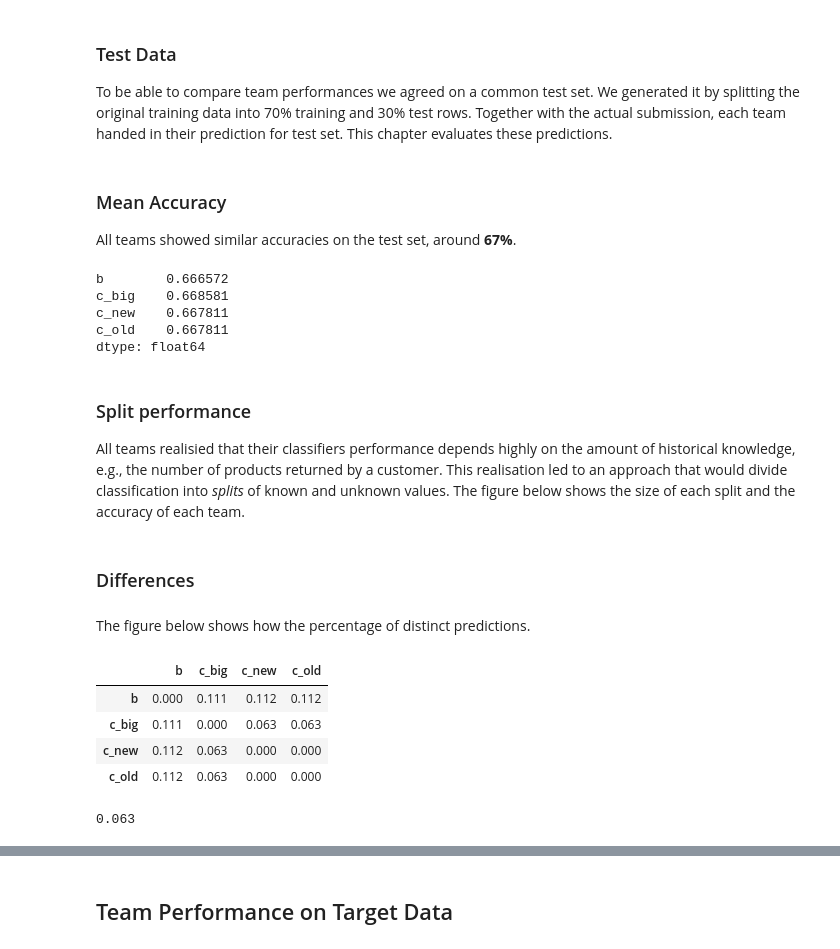
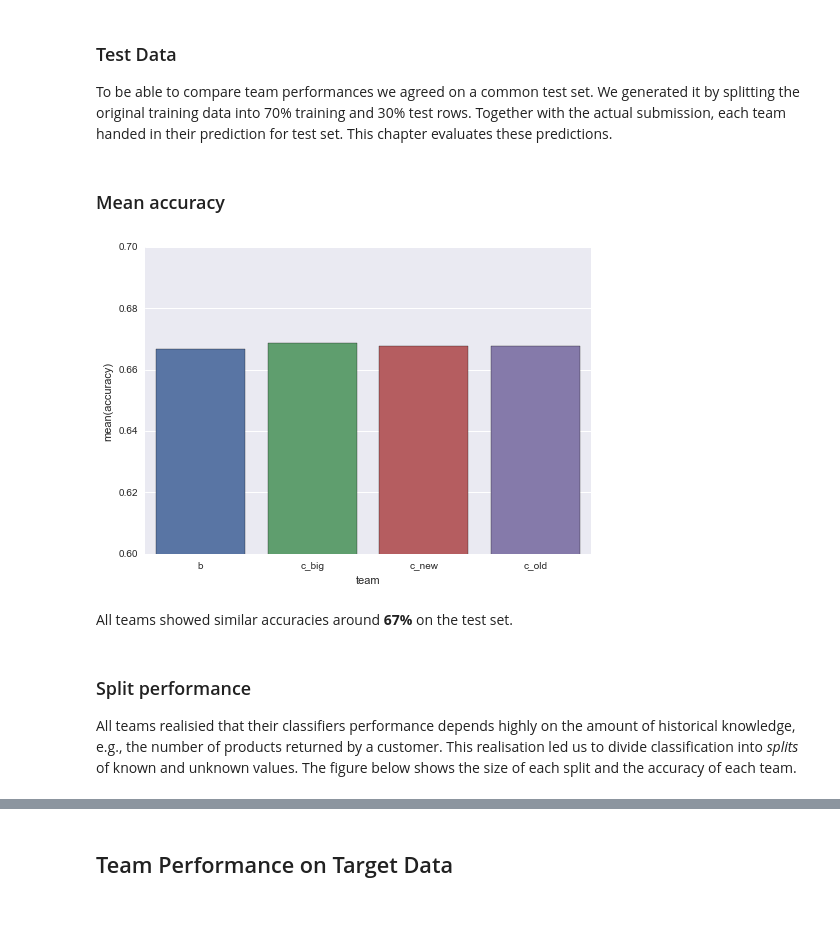
Before and after one commit to busfahren/dmc-results, a Jupyter notebook: merge.ipynb, the cells around one changed output, grey strips where cells are left out. Saved outputs shown, nothing was run; the diff lists cells and outputs as text; code cells hidden in the pictures; blank space fills up the shorter version.

```diff
--- a/merge.ipynb
+++ b/merge.ipynb
@@ -8,3 +12,5 @@ import load
 # %% [markdown]
 ### Test Data
 To be able to compare team performances we agreed on a common test set. We generated it by splitting the original training data into 70% training and 30% test rows. Together with the actual submission, each team handed in their prediction for test set. This chapter evaluates these predictions.
+# %% [markdown]
+### Mean accuracy
@@ -11,17 +19,15 @@ To be able to compare team performances we agreed on a common test set. We gener
+# %%
+mean_accuracies_df = pd.DataFrame(mean_accuracies, columns=['accuracy'])
+mean_accuracies_df.index.name = 'team'
+mean_accuracies_df = mean_accuracies_df.reset_index()
+ax = sns.barplot(x=mean_accuracies_df['team'], y=mean_accuracies_df['accuracy'])
+lim = ax.set_ylim([0.6, 0.7])
+# %% [output]
+[figure, added]
 # %% [markdown]
-### Mean Accuracy
-All teams showed similar accuracies on the test set, around **67%**.
+All teams showed similar accuracies around **67%** on the test set.
-# %%
-mean_accuracies = merge.mean_accuracies()
-mean_accuracies
-# %% [output]
-b        0.666572
-c_big    0.668581
-c_new    0.667811
-c_old    0.667811
-dtype: float64
 # %% [markdown]
 ### Split performance
-All teams realisied that their classifiers performance depends highly on the amount of historical knowledge, e.g., the number of products returned by a customer. This realisation led to an approach that would divide classification into *splits* of known and unknown values. The figure below shows the size of each split and the accuracy of each team.
+All teams realisied that their classifiers performance depends highly on the amount of historical knowledge, e.g., the number of products returned by a customer. This realisation led us to divide classification into *splits* of known and unknown values. The figure below shows the size of each split and the accuracy of each team.
 # %%
 splits = merge.evaluate_split_performance()
@@ -29,20 +33,0 @@ splits
-# %% [markdown]
-### Differences
-# %% [markdown]
-The figure below shows how the percentage of distinct predictions.
-# %%
-merge.differences()
-# %% [output]
-|  | b | c_big | c_new | c_old |
-| b | 0.000 | 0.111 | 0.112 | 0.112 |
-| c_big | 0.111 | 0.000 | 0.063 | 0.063 |
-| c_new | 0.112 | 0.063 | 0.000 | 0.000 |
-| c_old | 0.112 | 0.063 | 0.000 | 0.000 |
-# %%
-team1 = 'c_big'
-team2 = 'b'
-
-df1 = load.prediction(team1)
-df2 = load.prediction(team2)
-# %% [output]
-0.063
```
Also changed, not shown: parts of 16 cells of this notebook, 2 other files.
